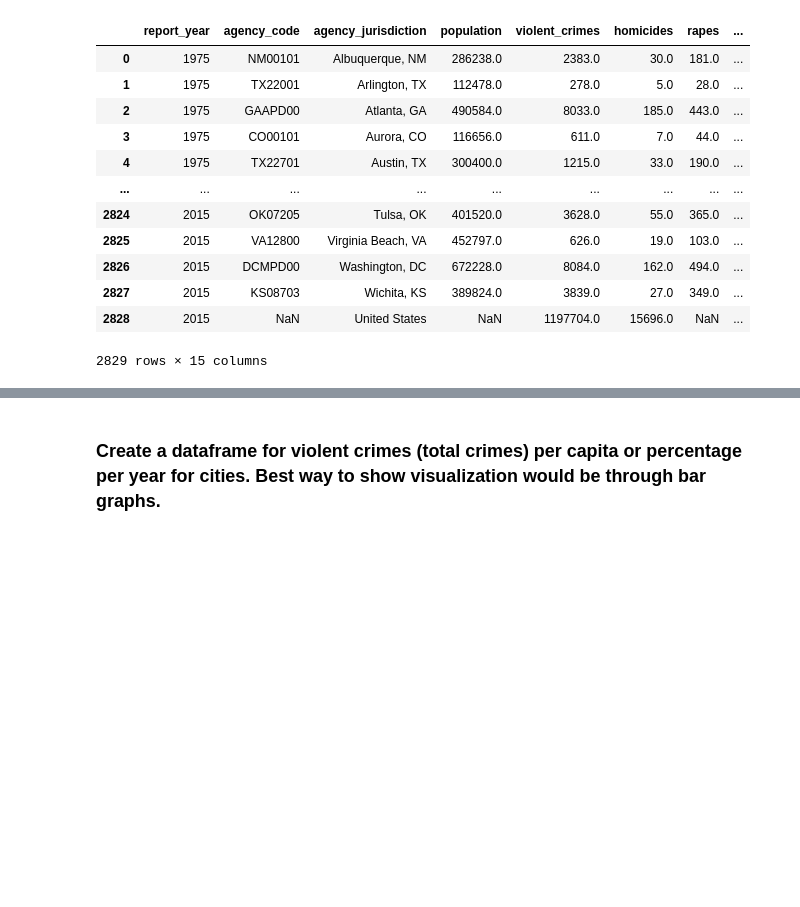
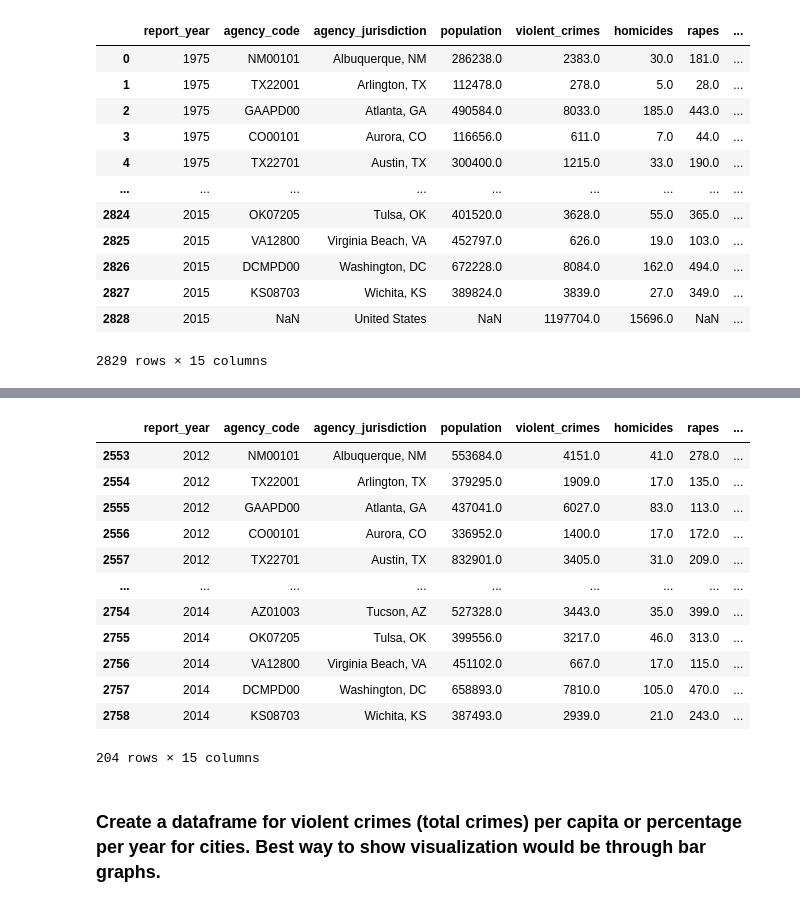
Before and after one commit to andresocorro/project_1, a Jupyter notebook: src_files/CrimeData.ipynb, the cells around one changed output, grey strips where cells are left out. Saved outputs shown, nothing was run; the diff lists cells and outputs as text; code cells hidden in the pictures; blank space fills up the shorter version.

Commit message:
Added new crime data for Texas cities resources

```diff
--- a/src_files/CrimeData.ipynb
+++ b/src_files/CrimeData.ipynb
@@ -46,2 +48,18 @@ new_df.head(10)
+# %%
+new_df.dropna()
+# %% [output]
+|  | report_year | agency_code | agency_jurisdiction | population | violent_crimes | homicides | rapes | ... |
+| 2553 | 2012 | NM00101 | Albuquerque, NM | 553684.0 | 4151.0 | 41.0 | 278.0 | ... |
+| 2554 | 2012 | TX22001 | Arlington, TX | 379295.0 | 1909.0 | 17.0 | 135.0 | ... |
+| 2555 | 2012 | GAAPD00 | Atlanta, GA | 437041.0 | 6027.0 | 83.0 | 113.0 | ... |
+| 2556 | 2012 | CO00101 | Aurora, CO | 336952.0 | 1400.0 | 17.0 | 172.0 | ... |
+| 2557 | 2012 | TX22701 | Austin, TX | 832901.0 | 3405.0 | 31.0 | 209.0 | ... |
+| ... | ... | ... | ... | ... | ... | ... | ... | ... |
+| 2754 | 2014 | AZ01003 | Tucson, AZ | 527328.0 | 3443.0 | 35.0 | 399.0 | ... |
+| 2755 | 2014 | OK07205 | Tulsa, OK | 399556.0 | 3217.0 | 46.0 | 313.0 | ... |
+| 2756 | 2014 | VA12800 | Virginia Beach, VA | 451102.0 | 667.0 | 17.0 | 115.0 | ... |
+| 2757 | 2014 | DCMPD00 | Washington, DC | 658893.0 | 7810.0 | 105.0 | 470.0 | ... |
+| 2758 | 2014 | KS08703 | Wichita, KS | 387493.0 | 2939.0 | 21.0 | 243.0 | ... |
+204 rows × 15 columns
 # %% [markdown]
 ### Create a dataframe for violent crimes (total crimes) per capita or percentage per year for cities. Best way to show visualization would be through bar graphs.
```
Also changed, not shown: parts of 2 cells of this notebook, 25 other files.
